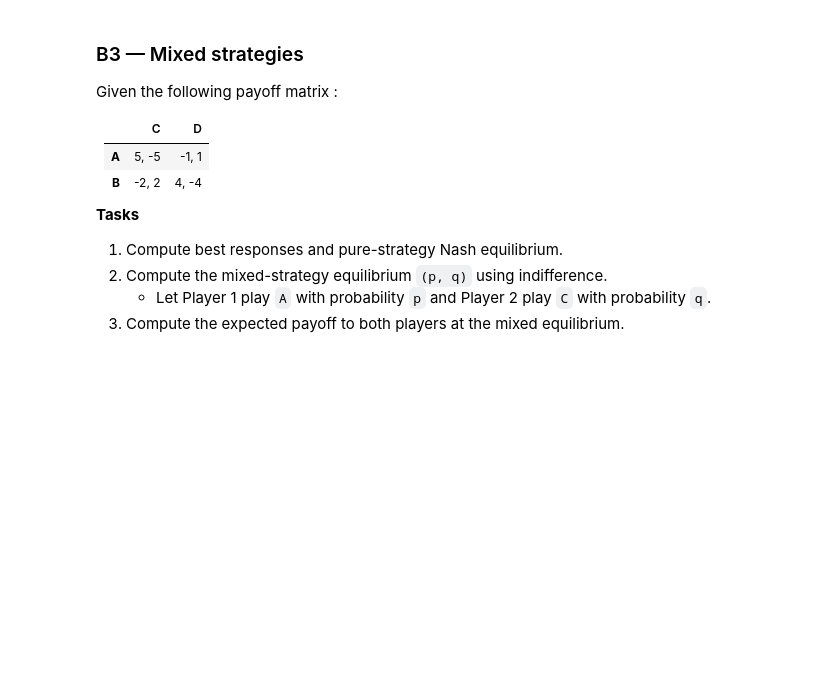
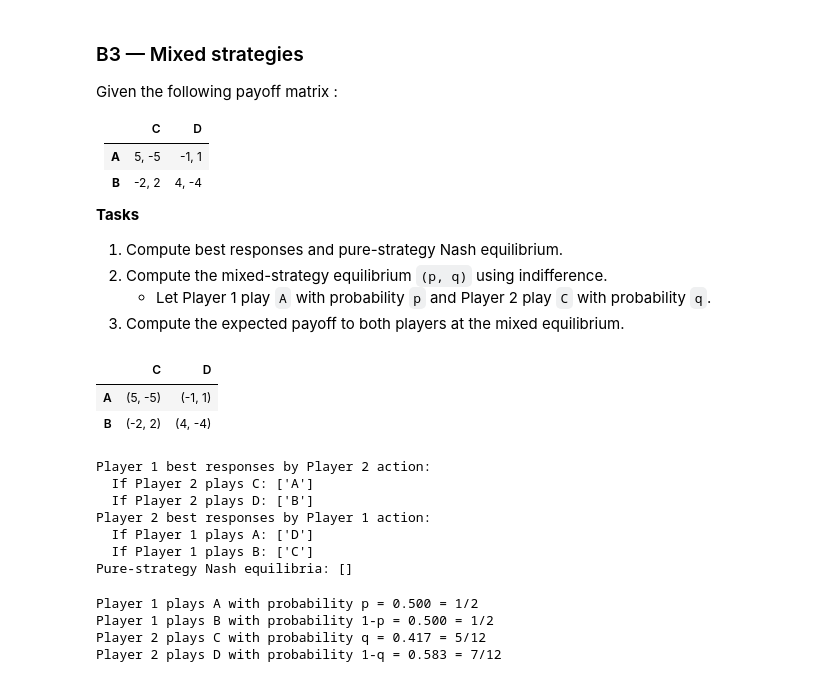
Before and after one commit to Guederas/CECS-427---Group-Project, a Jupyter notebook: Assignment4_427_Group_2.ipynb, the cells around one changed output. Cells and saved outputs as stored; diff of their text form; code cells hidden in the pictures; blank space fills up the shorter version.

```diff
--- a/Assignment4_427_Group_2.ipynb
+++ b/Assignment4_427_Group_2.ipynb
@@ -420,7 +441,65 @@ Given the following payoff matrix :
 5. Compute the expected payoff to both players at the mixed equilibrium.
 # %%
 # Compute best responses and pure-strategy Nash equilibrium
+p1_strategy = ["A", "B"]
+p2_strategy = ["C", "D"]
+
+B3 = pd.DataFrame(
+    [[(5, -5), (-1, 1)],
+     [(-2, 2), (4, -4)]],
+    index=p1_strategy,
+    columns=p2_strategy
+)
+
+display(B3)
+
+p1_best_response, p2_best_response = best_responses(B3, p1_strategy, p2_strategy)
+nash_eq = pure_nash_equilibria(B3, p1_strategy, p2_strategy)
+
+print("Player 1 best responses by Player 2 action:")
+for a2, responses in zip(p2_strategy, p1_best_response):
+    print(f"  If Player 2 plays {a2}: {responses}")
+
+print("Player 2 best responses by Player 1 action:")
+for a1, responses in zip(p1_strategy, p2_best_response):
+    print(f"  If Player 1 plays {a1}: {responses}")
+
+print("Pure-strategy Nash equilibria:", nash_eq)
+# %% [output]
+|  | C | D |
+| A | (5, -5) | (-1, 1) |
+| B | (-2, 2) | (4, -4) |
+Player 1 best responses by Player 2 action:
+  If Player 2 plays C: ['A']
+  If Player 2 plays D: ['B']
+Player 2 best responses by Player 1 action:
+  If Player 1 plays A: ['D']
+  If Player 1 plays B: ['C']
+Pure-strategy Nash equilibria: []
 # %%
 # Compute the mixed-strategy equilibrium
+# Player 1 uses A with probability p; Player 2 uses C with probability q
+# Player 1 is indifferent when: 5q + (-1)(1-q) = (-2)q + 4(1-q)
+# Player 2 is indifferent when: (-5)p + 2(1-p) = 1p + (-4)(1-p)
+
+# For Player 1: (a-c)q + (b-d)(1-q) = 0
+a, b = B3.loc["A", "C"][0], B3.loc["A", "D"][0]
+c, d = B3.loc["B", "C"][0], B3.loc["B", "D"][0]
+q = (d - b) / (a - b - c + d)
+
+# For Player 2: (e-f)p + (g-h)(1-p) = 0
+e, f = B3.loc["A", "C"][1], B3.loc["A", "D"][1]
+g, h = B3.loc["B", "C"][1], B3.loc["B", "D"][1]
+p = (h - g) / (e - f - g + h)
+
+print(f"Player 1 plays A with probability p = {p:.3f} = 1/2")
+print(f"Player 1 plays B with probability 1-p = {1-p:.3f} = 1/2")
+print(f"Player 2 plays C with probability q = {q:.3f} = 5/12")
+print(f"Player 2 plays D with probability 1-q = {1-q:.3f} = 7/12")
+# %% [output]
+Player 1 plays A with probability p = 0.500 = 1/2
+Player 1 plays B with probability 1-p = 0.500 = 1/2
+Player 2 plays C with probability q = 0.417 = 5/12
+Player 2 plays D with probability 1-q = 0.583 = 7/12
 # %%
 # Compute the expected payoff to both players at the mixed-strategy equilibrium
```
Also changed, not shown: parts of 3 cells of this notebook.
